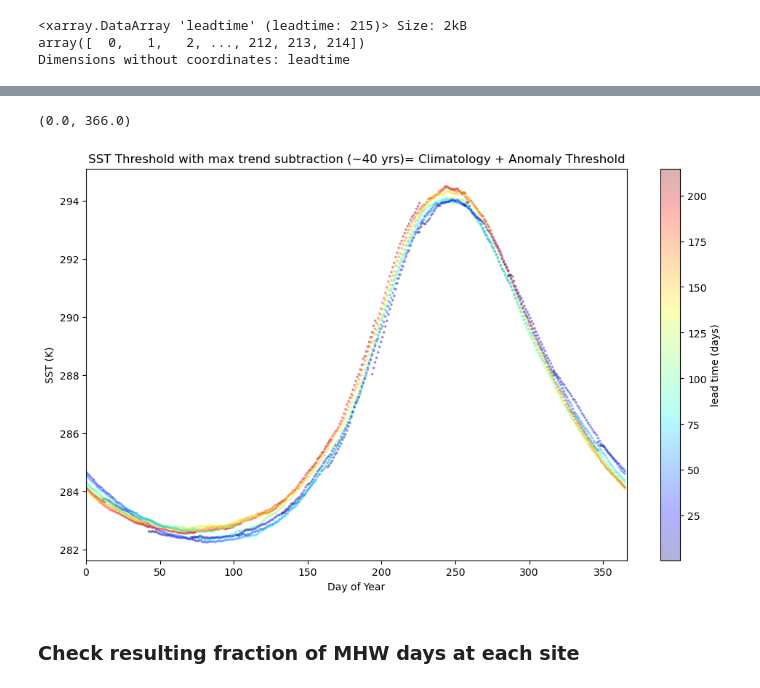
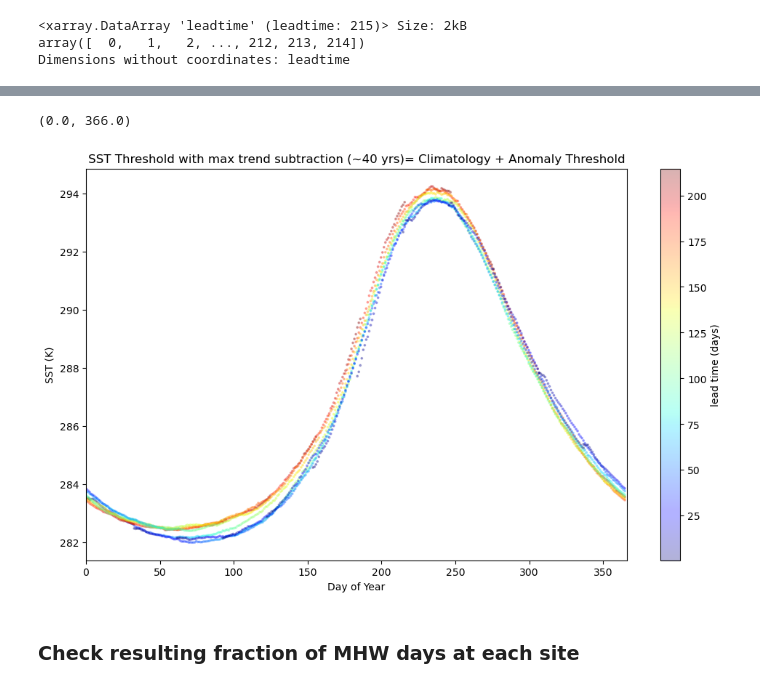
Before and after one commit to e-olson/MHW, a Jupyter notebook: MHW_Forecasts_New/checkSmooth_AllComponents_NoSmoothing.ipynb, the cells around one changed output, grey strips where cells are left out. Cells and saved outputs as stored; diff of their text form; code cells hidden in the pictures.

```diff
--- a/MHW_Forecasts_New/checkSmooth_AllComponents_NoSmoothing.ipynb
+++ b/MHW_Forecasts_New/checkSmooth_AllComponents_NoSmoothing.ipynb
@@ -91,7 +91,7 @@ ax.set_xlim(0,366)
 #threshold only
 fig,ax=plt.subplots(1,1,figsize=(12,7))
 for mm in range(1,13):
-    t=(dt.datetime(2024,mm,1)-dt.datetime(2023,12,21)).total_seconds()/(24*3600)+fthr.leadtime.values/24
+    t=(dt.datetime(2024,mm,1)-dt.datetime(2023,12,31)).total_seconds()/(24*3600)+fthr.leadtime.values/24
     t=t%365
     m=ax.scatter(t,fthr.qt.isel(month=mm-1,lat=130,lon=200),c=fthr.leadtime.values/24,s=3,cmap=plt.get_cmap('jet'),alpha=.3)
 fig.colorbar(m,label='lead time (days)')
@@ -106,7 +106,7 @@ ax.set_xlim(0,366)
 # both
 fig,ax=plt.subplots(1,1,figsize=(12,7))
 for mm in range(1,13):
-    t=(dt.datetime(2024,mm,1)-dt.datetime(2023,12,21)).total_seconds()/(24*3600)+fthr.leadtime.values/24
+    t=(dt.datetime(2024,mm,1)-dt.datetime(2023,12,31)).total_seconds()/(24*3600)+fthr.leadtime.values/24
     t=t%365
     m=ax.scatter(t,fclim.tso.isel(month=mm-1,lat=130,lon=200).values+fthr.qt.isel(month=mm-1,lat=130,lon=200),c=fthr.leadtime.values/24,s=3,cmap=plt.get_cmap('jet'),alpha=.3)
 fig.colorbar(m,label='lead time (days)')
@@ -133,9 +135,8 @@ Dimensions without coordinates: leadtime
 # %%
 # trend only
 fig,ax=plt.subplots(1,1,figsize=(12,7))
-for mm in range(1,13):
-    t=fb.leadtime.values # already in days in this file
-    m=ax.scatter(t,fb.fit.isel(b=1,lat=130,lon=200),c=fb.leadtime.values,s=3,cmap=plt.get_cmap('jet'),alpha=.3)
+t=fb.leadtime.values # already in days in this file
+m=ax.scatter(t,fb.fit.isel(b=1,lat=130,lon=200),c=fb.leadtime.values,s=3,cmap=plt.get_cmap('jet'))
 fig.colorbar(m,label='lead time (days)')
 ax.set_title('SST Trend')
 ax.set_xlabel('Lead Time (days)')
@@ -146,0 +148,14 @@ ax.set_xlim(0,215)
+# %%
+# detrended threshold only
+flistthresh=[[fnameCanESMAnomDetrQtile(workdir, climyrs[0],climyrs[-1], ilead, yind, qtile) for yind in [0,60,120]] for ilead in range(0,215)]
+fthr=xr.open_mfdataset(flistthresh,combine='nested',concat_dim=['leadtime','lat'],parallel=True,decode_times=False)
+fig,ax=plt.subplots(1,1,figsize=(12,7))
+for mm in range(1,13):
+    t=(dt.datetime(2024,mm,1)-dt.datetime(2023,12,31)).total_seconds()/(24*3600)+fthr.leadtime.values/24
+    t=t%365
+    m=ax.scatter(t,fthr.qt.isel(month=mm-1,lat=130,lon=200),c=fthr.leadtime.values/24,s=3,cmap=plt.get_cmap('jet'),alpha=.3)
+fig.colorbar(m,label='lead time (days)')
+ax.set_title('SST Threshold for Detrended Anomalies')
+ax.set_xlabel('Day of Year')
+ax.set_ylabel('SST (K)')
+ax.set_xlim(0,366)
@@ -147,18 +165,18 @@ ax.set_xlim(0,215)
 # %%
 # ball: clim + qt + max adjustment due to trend (overestimate)
 fig,ax=plt.subplots(1,1,figsize=(12,7))
 for mm in range(1,13):
-    t=(dt.datetime(2024,mm,1)-dt.datetime(2023,12,21)).total_seconds()/(24*3600)+fthr.leadtime.values/24
+    t=(dt.datetime(2024,mm,1)-dt.datetime(2023,12,31)).total_seconds()/(24*3600)+fthr.leadtime.values/24
     t=t%365
     m=ax.scatter(t,fclim.tso.isel(month=mm-1,lat=130,lon=200).values+fthr.qt.isel(month=mm-1,lat=130,lon=200)-fb.fit.isel(b=1,lat=130,lon=200).values*(40*12),c=fthr.leadtime.values/24,s=3,cmap=plt.get_cmap('jet'),alpha=.3)
 fig.colorbar(m,label='lead time (days)')
 ax.set_title('SST Threshold with max trend subtraction (~40 yrs)= Climatology + Anomaly Threshold')
 ax.set_xlabel('Day of Year')
 ax.set_ylabel('SST (K)')
 ax.set_xlim(0,366)
 # %% [output]
 (0.0, 366.0)
-[figure, old version]
+[figure, new version]
 # %%
 fb.close(); fclim.close();
 fthr.close()
```
Also changed, not shown: parts of 7 cells of this notebook, 8 other files.
